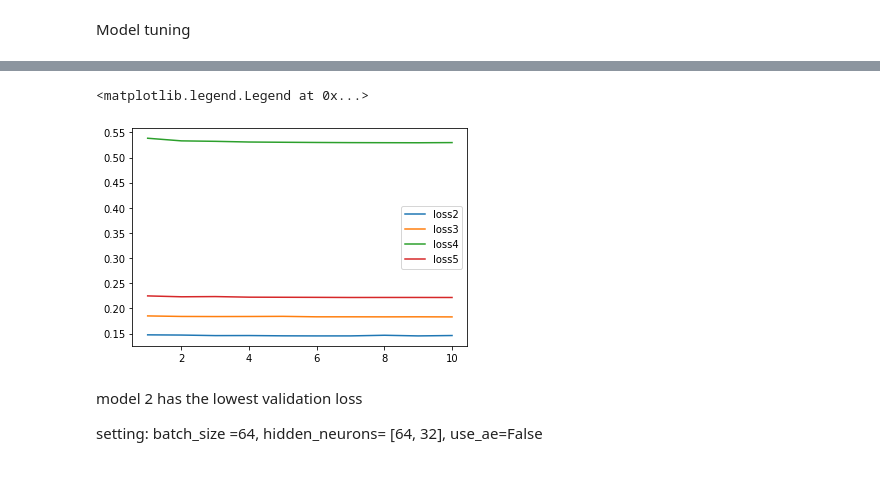
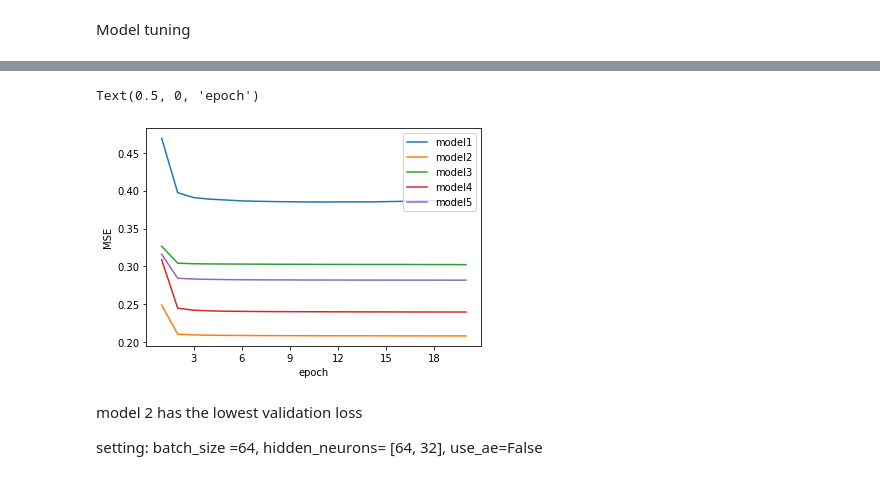
Before and after one commit to Geebigib/Explainable-Anomaly-detection-In-ICS, a Jupyter notebook: Neural_Network_Base_Model_tuning.ipynb, the cells around one changed output, grey strips where cells are left out. Drawn from its saved outputs; the diff is of its cells as text; code cells hidden in the pictures.

```diff
--- a/Neural_Network_Base_Model_tuning.ipynb
+++ b/Neural_Network_Base_Model_tuning.ipynb
@@ -139,7 +144,7 @@ plt.legend(['loss1','loss2'])
 # %%
-model3 = DeepSVDD(preprocessing = False,epochs=10, batch_size =64, hidden_neurons= [128, 64], use_ae=False)
-model4 = DeepSVDD(preprocessing = False,epochs=10, batch_size =128, hidden_neurons= [64, 32], use_ae=False)
-model5 = DeepSVDD(preprocessing = False,epochs=10, batch_size =128, hidden_neurons= [128, 64], use_ae=False)
+model3 = DeepSVDD(preprocessing = False,epochs=epochs, batch_size =64, hidden_neurons= [128, 64], use_ae=False)
+model4 = DeepSVDD(preprocessing = False,epochs=epochs, batch_size =128, hidden_neurons= [64, 32], use_ae=False)
+model5 = DeepSVDD(preprocessing = False,epochs=epochs, batch_size =128, hidden_neurons= [128, 64], use_ae=False)
 # %%
 model3.fit(train_scale)
 model4.fit(train_scale)
@@ -178,15 +183,23 @@ DeepSVDD(batch_size=128,
 loss3 = model3.history_
 loss4 = model4.history_
 loss5 = model5.history_
-# %%
-plt.plot(np.arange(1,11), loss2['val_loss'])
-plt.plot(np.arange(1,11), loss3['val_loss'])
-plt.plot(np.arange(1,11), loss4['val_loss'])
-plt.plot(np.arange(1,11), loss5['val_loss'])
-plt.legend(['loss2','loss3','loss4','loss5'])
-# %% [output]
-<matplotlib.legend.Legend at 0x...>
-[figure, removed]
+# %%
+from matplotlib.ticker import MaxNLocator
+ax = plt.figure().gca()
+ax.xaxis.set_major_locator(MaxNLocator(integer=True))
+
+
+plt.plot(np.arange(1,21), loss1['val_loss'][:20])
+plt.plot(np.arange(1,21), loss2['val_loss'][:20])
+plt.plot(np.arange(1,21), loss3['val_loss'][:20])
+plt.plot(np.arange(1,21), loss4['val_loss'][:20])
+plt.plot(np.arange(1,21), loss5['val_loss'][:20])
+plt.legend(['model1','model2','model3','model4','model5'],loc = "upper right")
+plt.ylabel("MSE")
+plt.xlabel("epoch")
+# %% [output]
+Text(0.5, 0, 'epoch')
+[figure, added]
 # %% [markdown]
 model 2 has the lowest validation loss
 
```
Also changed, not shown: parts of 8 cells of this notebook.
